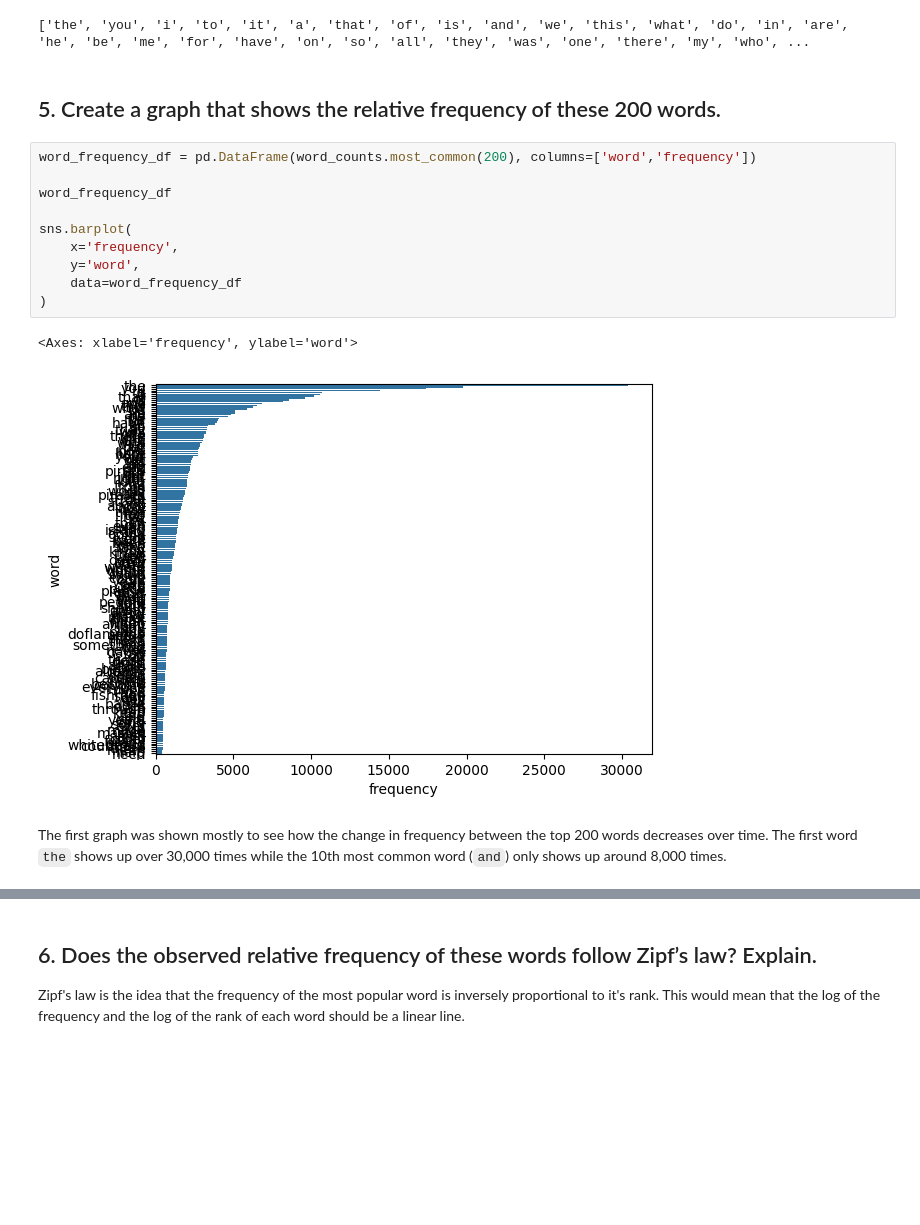
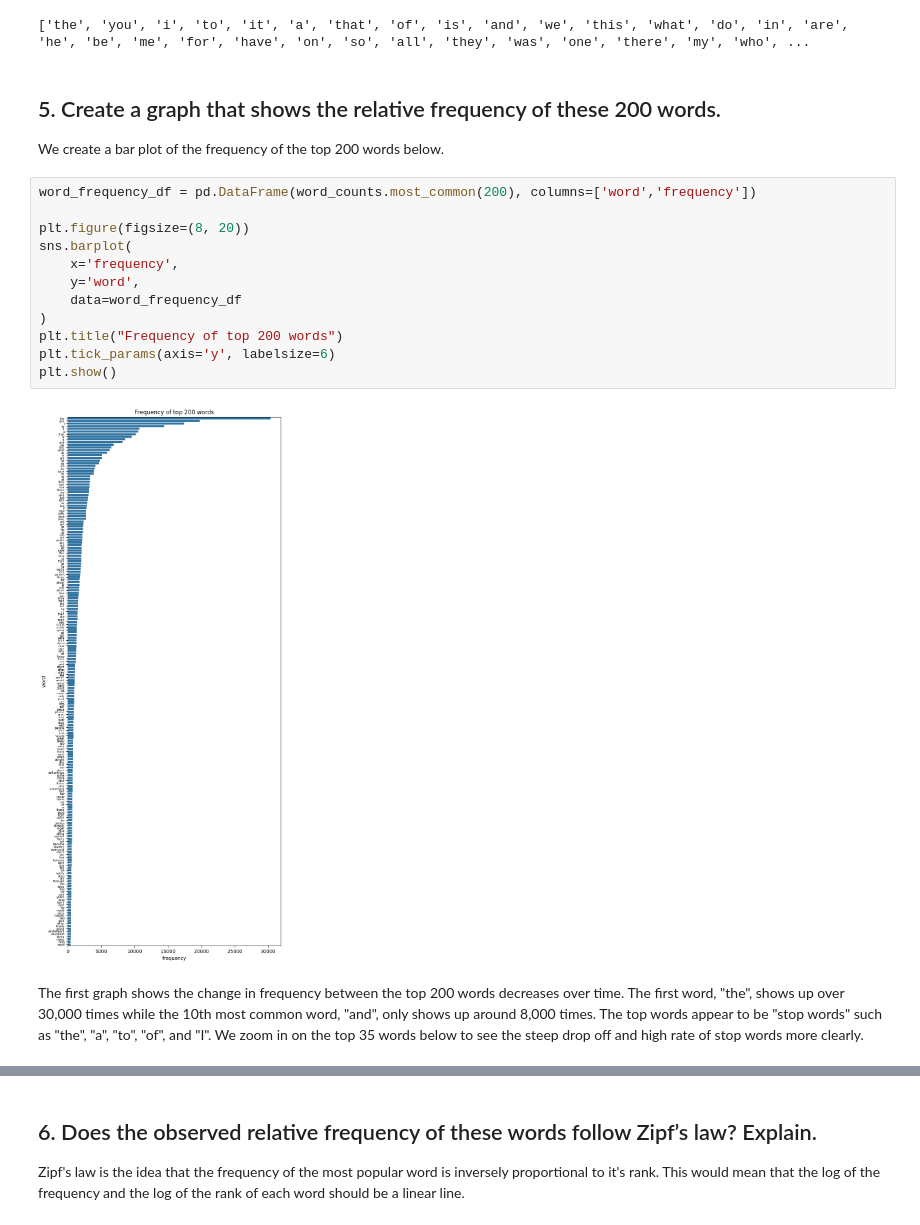
Before and after one commit to naomibuell/DATA620, a Jupyter notebook: week-8/620_W8_HighFrequencyWords.ipynb, the cells around one changed output, grey strips where cells are left out. Saved outputs shown, nothing was run; the diff lists cells and outputs as text; blank space fills up the shorter version.

```diff
--- a/week-8/620_W8_HighFrequencyWords.ipynb
+++ b/week-8/620_W8_HighFrequencyWords.ipynb
@@ -106,21 +106,24 @@ print(most_common_words[0:200])
 ['the', 'you', 'i', 'to', 'it', 'a', 'that', 'of', 'is', 'and', 'we', 'this', 'what', 'do', 'in', 'are', 'he', 'be', 'me', 'for', 'have', 'on', 'so', 'all', 'they', 'was', 'one', 'there', 'my', 'who', ...
 # %% [markdown]
 ## 5. Create a graph that shows the relative frequency of these 200 words.
+
+We create a bar plot of the frequency of the top 200 words below.
 # %%
 word_frequency_df = pd.DataFrame(word_counts.most_common(200), columns=['word','frequency'])
 
-word_frequency_df
-
+plt.figure(figsize=(8, 20))
 sns.barplot(
     x='frequency',
     y='word',
     data=word_frequency_df
 )
+plt.title("Frequency of top 200 words")
+plt.tick_params(axis='y', labelsize=6)
+plt.show()
 # %% [output]
-<Axes: xlabel='frequency', ylabel='word'>
-[figure, old version]
+[figure, new version]
 # %% [markdown]
-The first graph was shown mostly to see how the change in frequency between the top 200 words decreases over time. The first word `the` shows up over 30,000 times while the 10th most common word (`and`) only shows up around 8,000 times.
+The first graph shows the change in frequency between the top 200 words decreases over time. The first word, "the", shows up over 30,000 times while the 10th most common word, "and", only shows up around 8,000 times. The top words appear to be "stop words" such as "the", "a", "to", "of", and "I". We zoom in on the top 35 words below to see the steep drop off and high rate of stop words more clearly.
 # %%
 sns.barplot(
     x='frequency',
```
Also changed, not shown: parts of 9 cells of this notebook.
